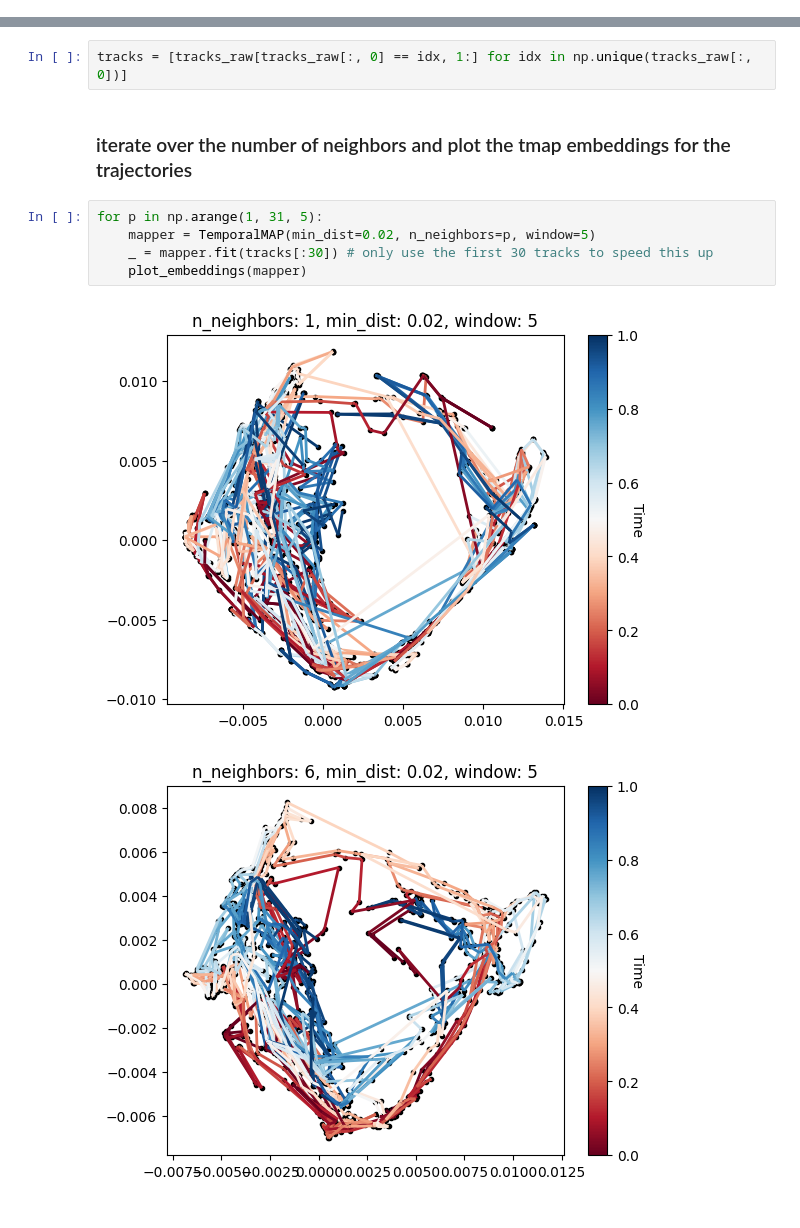
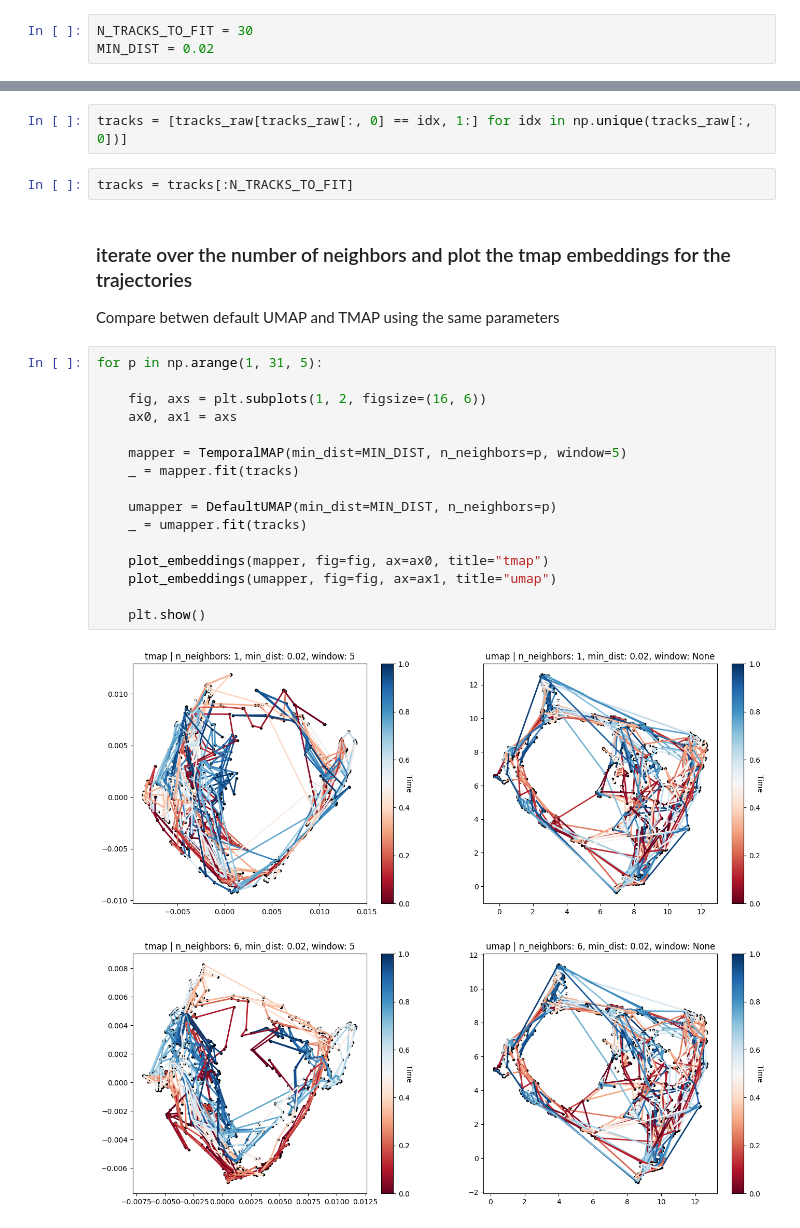
Before and after one commit to quantumjot/tmap, a Jupyter notebook: examples/fit.ipynb, the cells around one changed output, grey strips where cells are left out. Saved outputs shown, nothing was run; the diff lists cells and outputs as text.

Commit message:
updates to compare methods

```diff
--- a/examples/fit.ipynb
+++ b/examples/fit.ipynb
@@ -8,0 +11,3 @@ from tmap.utils import plot_embeddings
+# %%
+N_TRACKS_TO_FIT = 30
+MIN_DIST = 0.02
@@ -17,13 +22,27 @@ FILE = PATH / "trimmed_tracks.npy"
 tracks_raw = np.load(FILE)
 # %%
 tracks = [tracks_raw[tracks_raw[:, 0] == idx, 1:] for idx in np.unique(tracks_raw[:, 0])]
+# %%
+tracks = tracks[:N_TRACKS_TO_FIT]
 # %% [markdown]
 ### iterate over the number of neighbors and plot the tmap embeddings for the trajectories
+Compare betwen default UMAP and TMAP using the same parameters
 # %%
 for p in np.arange(1, 31, 5):
-    mapper = TemporalMAP(min_dist=0.02, n_neighbors=p, window=5)
-    _ = mapper.fit(tracks[:30]) # only use the first 30 tracks to speed this up
-    plot_embeddings(mapper)
+
+    fig, axs = plt.subplots(1, 2, figsize=(16, 6))
+    ax0, ax1 = axs
+
+    mapper = TemporalMAP(min_dist=MIN_DIST, n_neighbors=p, window=5)
+    _ = mapper.fit(tracks)
+
+    umapper = DefaultUMAP(min_dist=MIN_DIST, n_neighbors=p)
+    _ = umapper.fit(tracks)
+
+    plot_embeddings(mapper, fig=fig, ax=ax0, title="tmap")
+    plot_embeddings(umapper, fig=fig, ax=ax1, title="umap")
+
+    plt.show()
 # %% [output]
-[figure, old version]
+[figure, new version]
-[figure, old version]
+[figure, new version]
```
Also changed, not shown: parts of 5 cells of this notebook, 5 other files.
